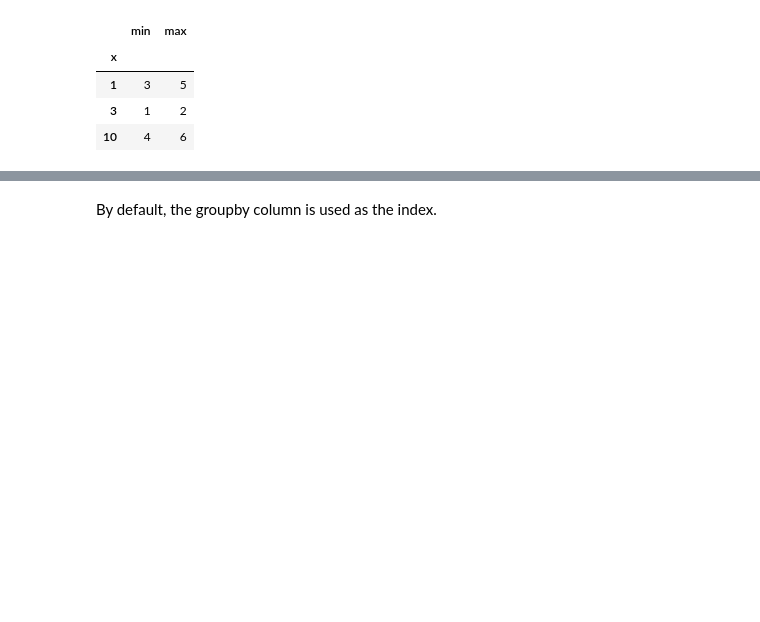
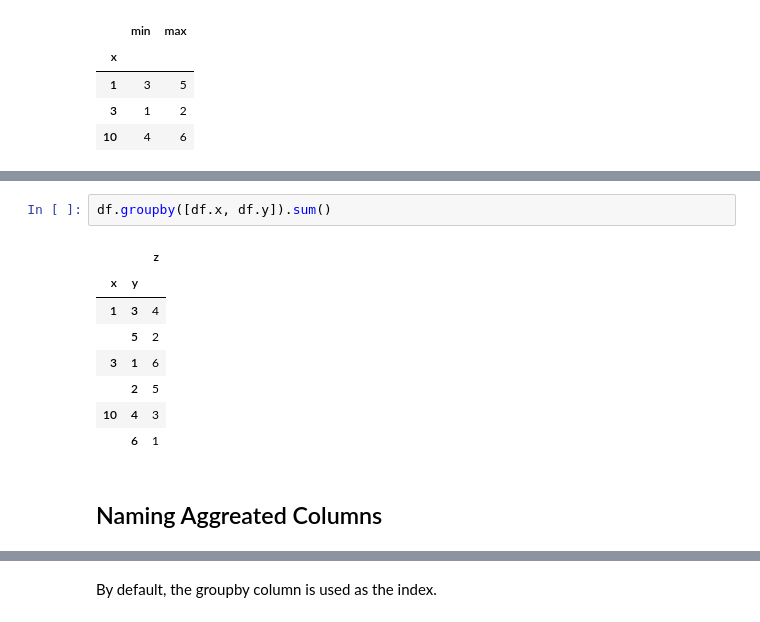
Before and after one commit to legendu-net/blog, a Jupyter notebook: misc/content/python-pandas-aggregation.ipynb, the cells around one changed output, grey strips where cells are left out. Saved outputs shown, nothing was run; the diff lists cells and outputs as text; blank space fills up the shorter version.

```diff
--- a/misc/content/python-pandas-aggregation.ipynb
+++ b/misc/content/python-pandas-aggregation.ipynb
@@ -197,0 +220,13 @@ Current I don't know an easy way to rename column names.
+# %%
+df.groupby([df.x, df.y]).sum()
+# %% [output]
+|  |  | z |
+| x | y |  |
+| 1 | 3 | 4 |
+|  | 5 | 2 |
+| 3 | 1 | 6 |
+|  | 2 | 5 |
+| 10 | 4 | 3 |
+|  | 6 | 1 |
+# %% [markdown]
+## Naming Aggreated Columns
```
Also changed, not shown: parts of 12 cells of this notebook, 1 other file.
